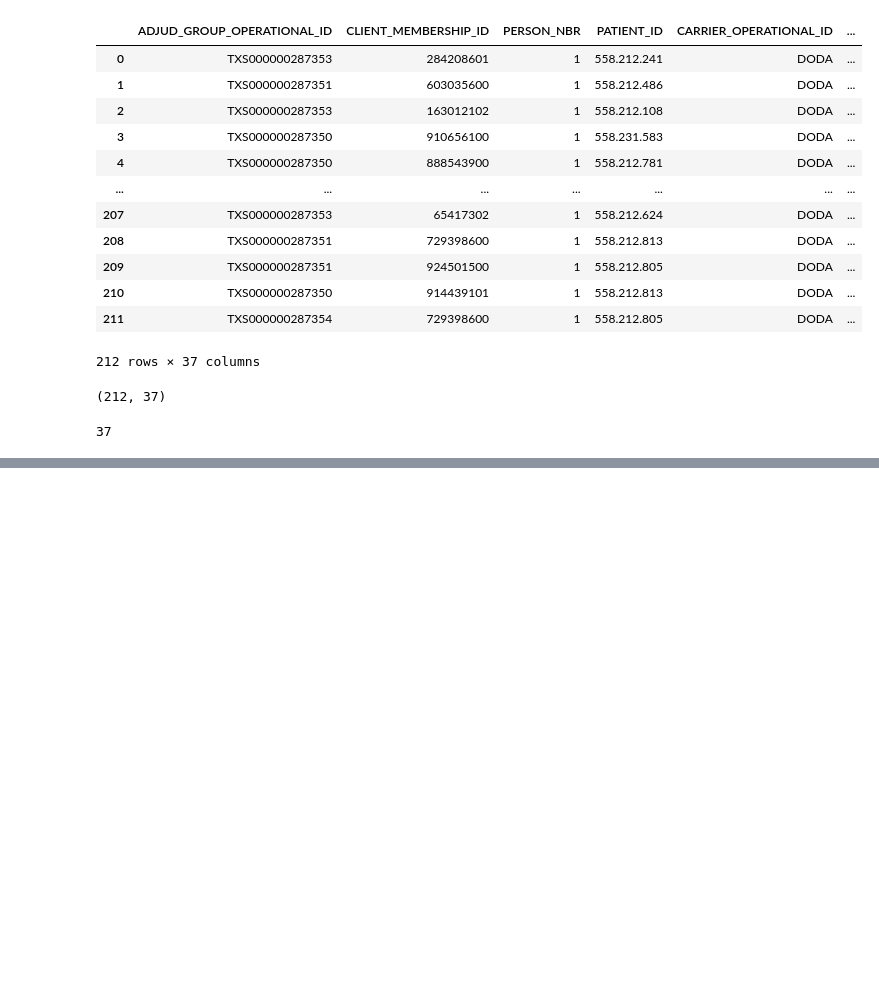
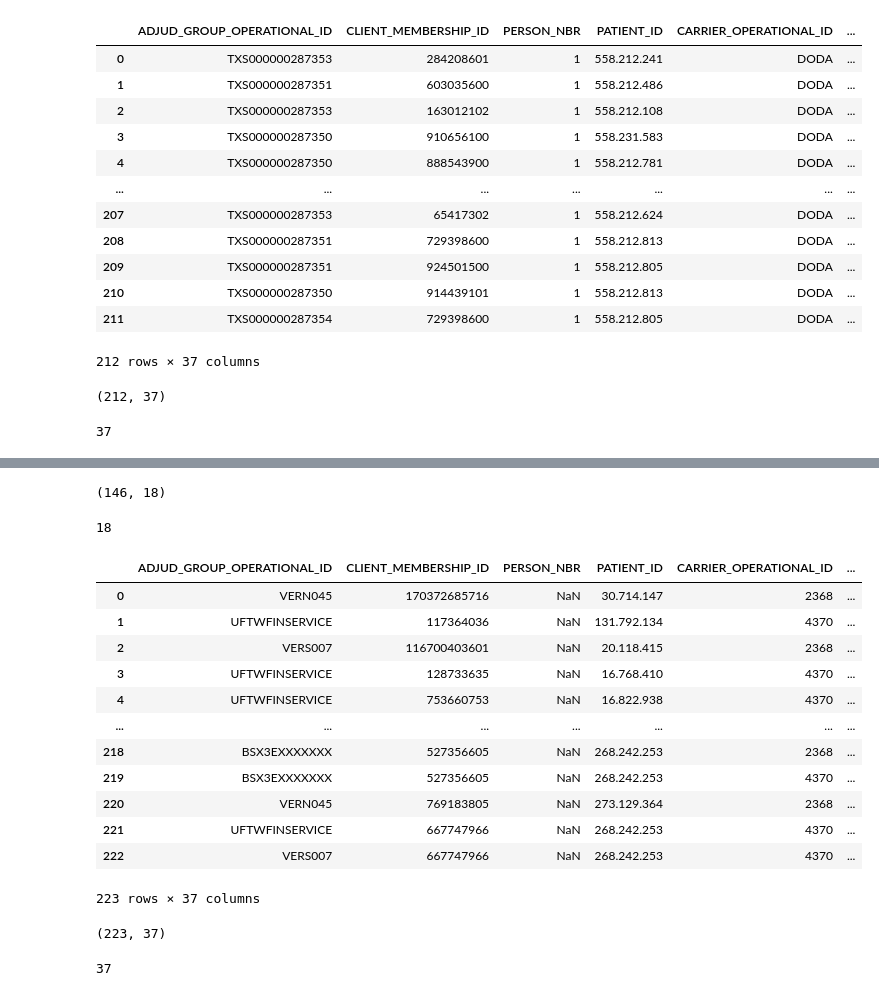
Before and after one commit to Nagadurga79/mpc, a Jupyter notebook: Untitled.ipynb, the cells around one changed output, grey strips where cells are left out. Drawn from its saved outputs; the diff is of its cells as text; code cells hidden in the pictures; blank space fills up the shorter version.

```diff
--- a/Untitled.ipynb
+++ b/Untitled.ipynb
@@ -53,0 +89,8 @@ len(HIST_PHARMACY_CLAIM_DOD_ACC_COL)
+# %%
+MEDICAL_PRODUCT_CURRENT.shape
+# %% [output]
+(146, 18)
+# %%
+len(MEDICAL_PRODUCT_CURRENT_WORK_COL)
+# %% [output]
+18
@@ -53,0 +99,18 @@ len(HIST_PHARMACY_CLAIM_DOD_ACC_COL)
+# %%
+OTH_TABLE=pd.read_excel(r"C:\Users\hp\Downloads\OTH_table.xlsx")
+# %%
+OTH_TABLE
+# %% [output]
+|  | ADJUD_GROUP_OPERATIONAL_ID | CLIENT_MEMBERSHIP_ID | PERSON_NBR | PATIENT_ID | CARRIER_OPERATIONAL_ID | ... |
+| 0 | VERN045 | 170372685716 | NaN | 30.714.147 | 2368 | ... |
+| 1 | UFTWFINSERVICE | 117364036 | NaN | 131.792.134 | 4370 | ... |
+| 2 | VERS007 | 116700403601 | NaN | 20.118.415 | 2368 | ... |
+| 3 | UFTWFINSERVICE | 128733635 | NaN | 16.768.410 | 4370 | ... |
+| 4 | UFTWFINSERVICE | 753660753 | NaN | 16.822.938 | 4370 | ... |
+| ... | ... | ... | ... | ... | ... | ... |
+| 218 | BSX3EXXXXXXX | 527356605 | NaN | 268.242.253 | 2368 | ... |
+| 219 | BSX3EXXXXXXX | 527356605 | NaN | 268.242.253 | 4370 | ... |
+| 220 | VERN045 | 769183805 | NaN | 273.129.364 | 2368 | ... |
+| 221 | UFTWFINSERVICE | 667747966 | NaN | 268.242.253 | 4370 | ... |
+| 222 | VERS007 | 667747966 | NaN | 268.242.253 | 4370 | ... |
+223 rows × 37 columns
@@ -53,0 +145,8 @@ len(HIST_PHARMACY_CLAIM_DOD_ACC_COL)
+# %%
+OTH_TABLE.shape
+# %% [output]
+(223, 37)
+# %%
+len(HIST_PHARMACY_CLAIM_OTH_ACC_COL)
+# %% [output]
+37
```
Also changed, not shown: parts of 11 cells of this notebook.
